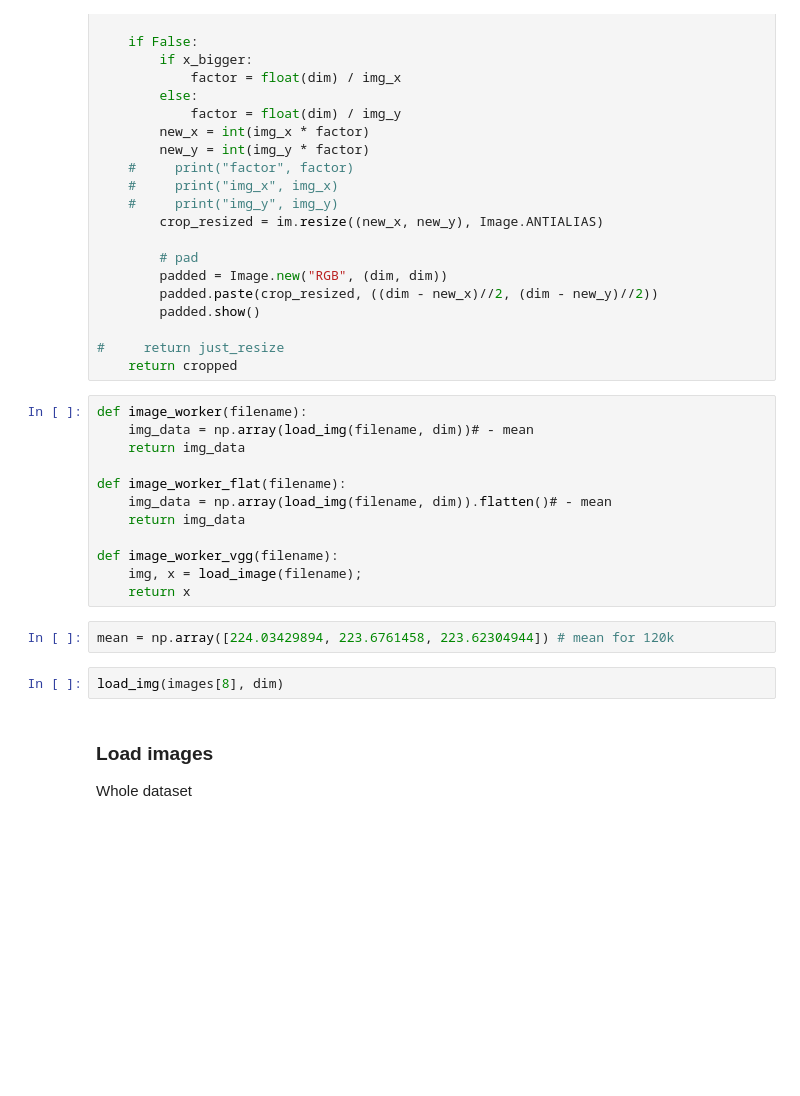
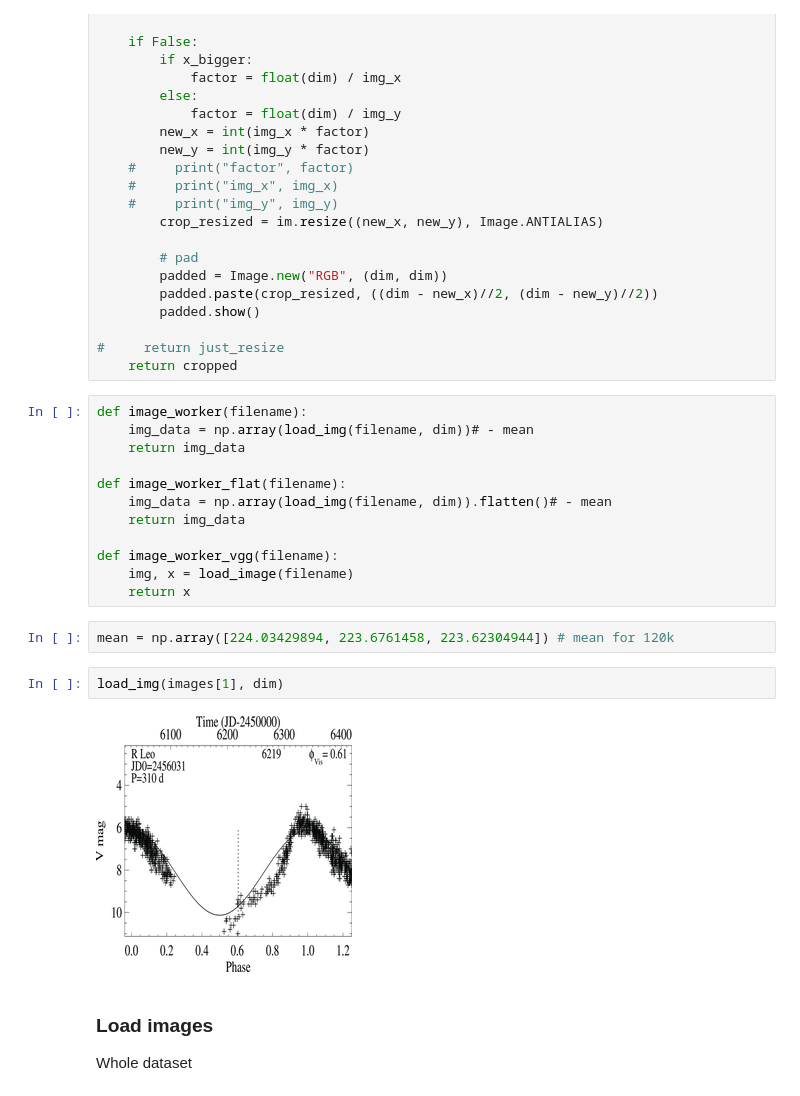
Before and after one commit to re-imaging/re-imaging, a Jupyter notebook: interactive/interactive_preprocessing.ipynb, the cells around one changed output. Saved outputs shown, nothing was run; the diff lists cells and outputs as text; blank space fills up the shorter version.

```diff
--- a/interactive/interactive_preprocessing.ipynb
+++ b/interactive/interactive_preprocessing.ipynb
@@ -190,12 +203,14 @@ def image_worker_flat(filename):
     return img_data
 
 def image_worker_vgg(filename):
-    img, x = load_image(filename);
+    img, x = load_image(filename)
     return x
 # %%
 mean = np.array([224.03429894, 223.6761458, 223.62304944]) # mean for 120k
 # %%
-load_img(images[8], dim)
+load_img(images[1], dim)
+# %% [output]
+[figure, added]
 # %% [markdown]
 ### Load images
 
```
Also changed, not shown: parts of 18 cells of this notebook, 1 other file.
